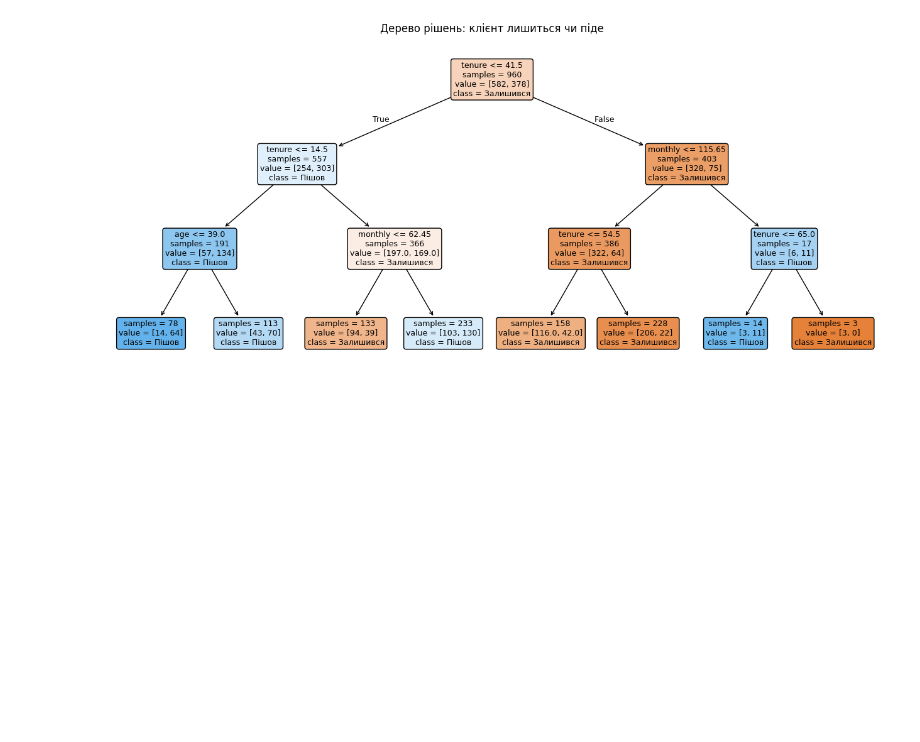
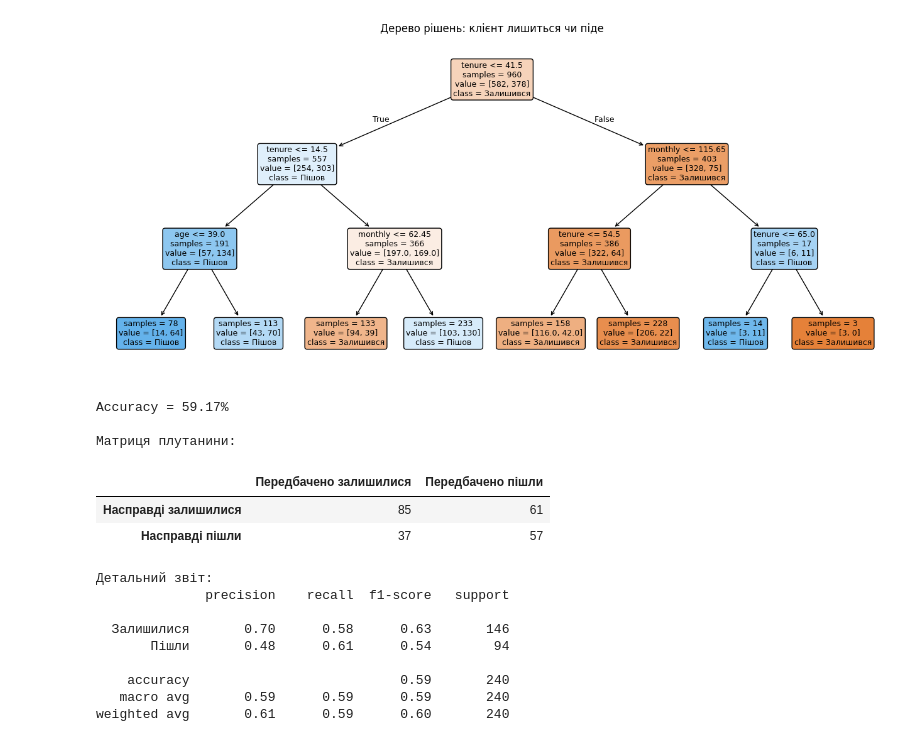
Before and after one commit to KsiuTretyakova/DTA-2026, a Jupyter notebook: ML/Classification_DecisionTreeClassifier_DTA.ipynb, the cells around one changed output. Cells and saved outputs as stored; diff of their text form; code cells hidden in the pictures; blank space fills up the shorter version.

```diff
--- a/ML/Classification_DecisionTreeClassifier_DTA.ipynb
+++ b/ML/Classification_DecisionTreeClassifier_DTA.ipynb
@@ -91,3 +91,38 @@ plt.title("Дерево рішень: клієнт лишиться чи під
 plt.show()
 # %% [output]
 [figure]
+# %%
+from sklearn.metrics import accuracy_score, confusion_matrix, classification_report
+
+acc = accuracy_score(y_test, y_pred)
+print(f"Accuracy = {acc:.2%}\n")
+
+cm = confusion_matrix(y_test, y_pred)
+df_cm = pd.DataFrame(
+    cm,
+    index=["Насправді залишилися", "Насправді пішли"],
+    columns=["Передбачено залишилися", "Передбачено пішли"]
+)
+
+print("Матриця плутанини:")
+display(df_cm)
+# print(df_cm)
+
+print("\nДетальний звіт:")
+print(classification_report(y_test, y_pred, target_names=["Залишилися", "Пішли"]))
+# %% [output]
+Accuracy = 59.17%
+
+Матриця плутанини:
+|  | Передбачено залишилися | Передбачено пішли |
+| Насправді залишилися | 85 | 61 |
+| Насправді пішли | 37 | 57 |
+Детальний звіт:
+              precision    recall  f1-score   support
+
+  Залишилися       0.70      0.58      0.63       146
+       Пішли       0.48      0.61      0.54        94
+
+    accuracy                           0.59       240
+   macro avg       0.59      0.59      0.59       240
+weighted avg       0.61      0.59      0.60       240
```
